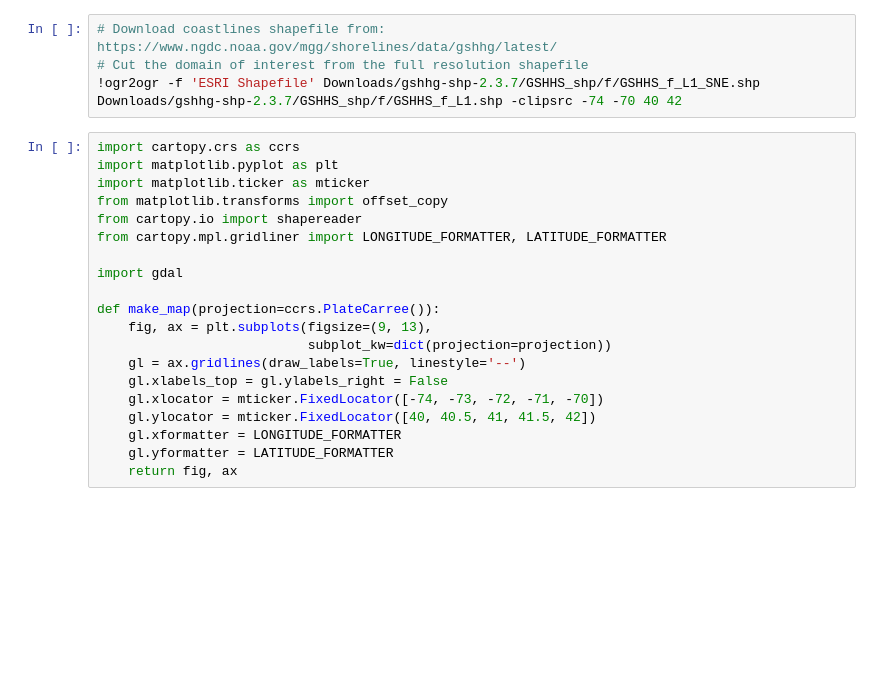
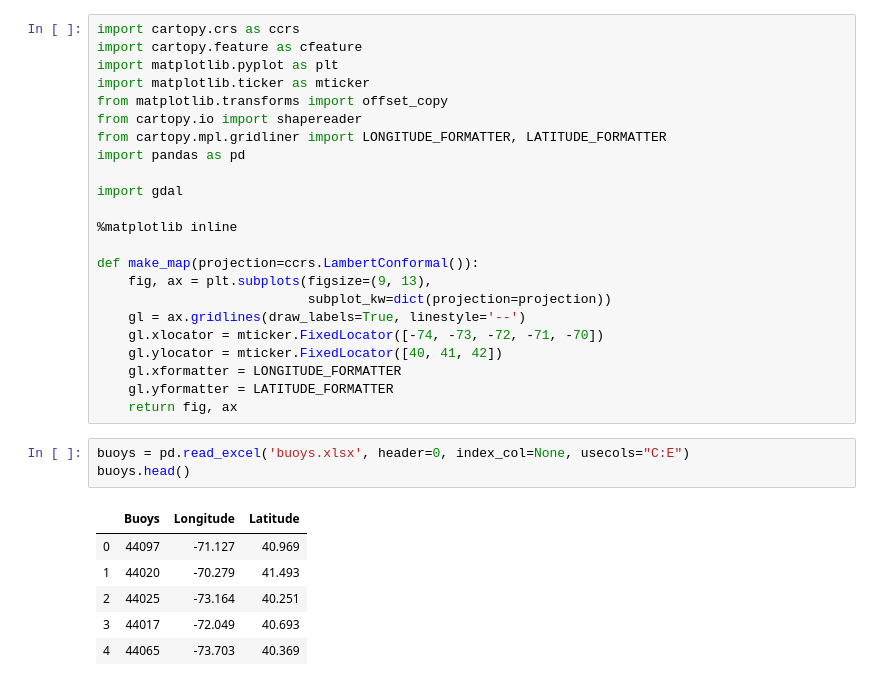
Before and after one commit to panmits86-zz/masters_thesis, a Jupyter notebook: SNE_map.ipynb, the cells around one changed output. Saved outputs shown, nothing was run; the diff lists cells and outputs as text; blank space fills up the shorter version.

```diff
--- a/SNE_map.ipynb
+++ b/SNE_map.ipynb
@@ -1,24 +1,33 @@
-# %%
-# Download coastlines shapefile from: https://www.ngdc.noaa.gov/mgg/shorelines/data/gshhg/latest/
-# Cut the domain of interest from the full resolution shapefile
-!ogr2ogr -f 'ESRI Shapefile' Downloads/gshhg-shp-2.3.7/GSHHS_shp/f/GSHHS_f_L1_SNE.shp Downloads/gshhg-shp-2.3.7/GSHHS_shp/f/GSHHS_f_L1.shp -clipsrc -74 -70 40 42
 # %%
 import cartopy.crs as ccrs
+import cartopy.feature as cfeature
 import matplotlib.pyplot as plt
 import matplotlib.ticker as mticker
 from matplotlib.transforms import offset_copy
 from cartopy.io import shapereader
 from cartopy.mpl.gridliner import LONGITUDE_FORMATTER, LATITUDE_FORMATTER
+import pandas as pd
 
 import gdal
 
-def make_map(projection=ccrs.PlateCarree()):
+%matplotlib inline
+
+def make_map(projection=ccrs.LambertConformal()):
     fig, ax = plt.subplots(figsize=(9, 13),
                            subplot_kw=dict(projection=projection))
     gl = ax.gridlines(draw_labels=True, linestyle='--')
-    gl.xlabels_top = gl.ylabels_right = False
     gl.xlocator = mticker.FixedLocator([-74, -73, -72, -71, -70])
-    gl.ylocator = mticker.FixedLocator([40, 40.5, 41, 41.5, 42])
+    gl.ylocator = mticker.FixedLocator([40, 41, 42])
     gl.xformatter = LONGITUDE_FORMATTER
     gl.yformatter = LATITUDE_FORMATTER
     return fig, ax
+# %%
+buoys = pd.read_excel('buoys.xlsx', header=0, index_col=None, usecols="C:E")
+buoys.head()
+# %% [output]
+|  | Buoys | Longitude | Latitude |
+| 0 | 44097 | -71.127 | 40.969 |
+| 1 | 44020 | -70.279 | 41.493 |
+| 2 | 44025 | -73.164 | 40.251 |
+| 3 | 44017 | -72.049 | 40.693 |
+| 4 | 44065 | -73.703 | 40.369 |
```
Also changed, not shown: parts of 3 cells of this notebook, 3 other files.
